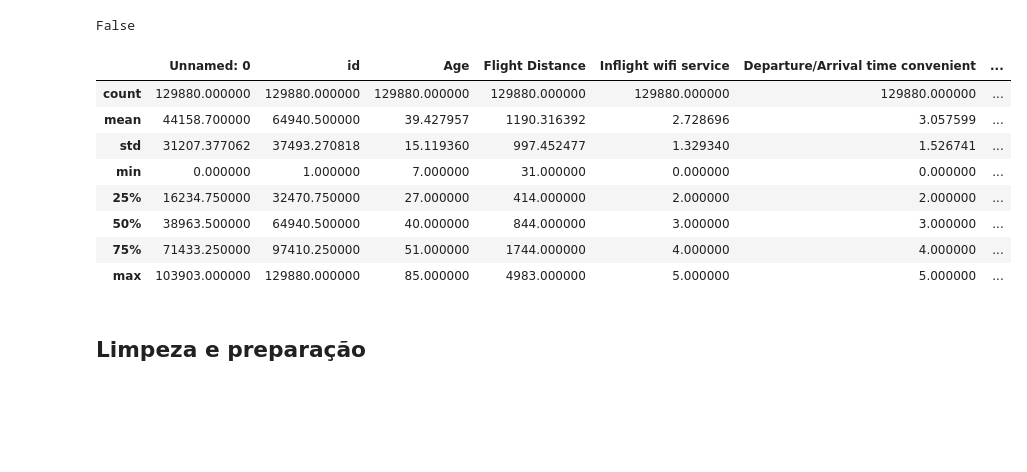
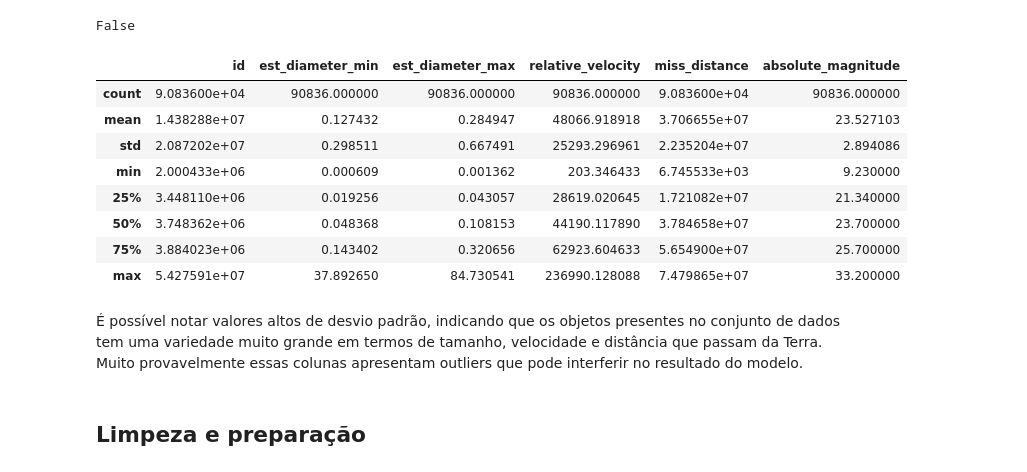
Before and after one commit to NephilimJaeger/mvp-model-fullstack, a Jupyter notebook: data/model_training.ipynb, the cells around one changed output. Saved outputs shown, nothing was run; the diff lists cells and outputs as text; code cells hidden in the pictures; blank space fills up the shorter version.

```diff
--- a/data/model_training.ipynb
+++ b/data/model_training.ipynb
@@ -56,7 +35,7 @@ data = pd.read_csv(url, delimiter=',')
 # %% [markdown]
 Carga
 # %%
-url = "https://media.githubusercontent.com/media/NephilimJaeger/mvp-model-fullstack/main/data/passenger_satisfaction.csv"
-data = pd.read_csv(url, delimiter=',')
-data.head()
+url = "https://media.githubusercontent.com/media/NephilimJaeger/mvp-model-fullstack/refs/heads/main/data/neo.csv"
+df = pd.read_csv(url, delimiter=',')
+df.head()
 # %% [output]
@@ -118,17 +90,19 @@ print(has_duplicates)
 False
 # %%
 #Estatísticas básicas sobre os dados
-data.describe()
+df.describe()
 # %% [output]
-|  | Unnamed: 0 | id | Age | Flight Distance | Inflight wifi service | Departure/Arrival time convenient | ... |
-| count | 129880.000000 | 129880.000000 | 129880.000000 | 129880.000000 | 129880.000000 | 129880.000000 | ... |
-| mean | 44158.700000 | 64940.500000 | 39.427957 | 1190.316392 | 2.728696 | 3.057599 | ... |
-| std | 31207.377062 | 37493.270818 | 15.119360 | 997.452477 | 1.329340 | 1.526741 | ... |
-| min | 0.000000 | 1.000000 | 7.000000 | 31.000000 | 0.000000 | 0.000000 | ... |
-| 25% | 16234.750000 | 32470.750000 | 27.000000 | 414.000000 | 2.000000 | 2.000000 | ... |
-| 50% | 38963.500000 | 64940.500000 | 40.000000 | 844.000000 | 3.000000 | 3.000000 | ... |
-| 75% | 71433.250000 | 97410.250000 | 51.000000 | 1744.000000 | 4.000000 | 4.000000 | ... |
-| max | 103903.000000 | 129880.000000 | 85.000000 | 4983.000000 | 5.000000 | 5.000000 | ... |
+|  | id | est_diameter_min | est_diameter_max | relative_velocity | miss_distance | absolute_magnitude |
+| count | 9.083600e+04 | 90836.000000 | 90836.000000 | 90836.000000 | 9.083600e+04 | 90836.000000 |
+| mean | 1.438288e+07 | 0.127432 | 0.284947 | 48066.918918 | 3.706655e+07 | 23.527103 |
+| std | 2.087202e+07 | 0.298511 | 0.667491 | 25293.296961 | 2.235204e+07 | 2.894086 |
+| min | 2.000433e+06 | 0.000609 | 0.001362 | 203.346433 | 6.745533e+03 | 9.230000 |
+| 25% | 3.448110e+06 | 0.019256 | 0.043057 | 28619.020645 | 1.721082e+07 | 21.340000 |
+| 50% | 3.748362e+06 | 0.048368 | 0.108153 | 44190.117890 | 3.784658e+07 | 23.700000 |
+| 75% | 3.884023e+06 | 0.143402 | 0.320656 | 62923.604633 | 5.654900e+07 | 25.700000 |
+| max | 5.427591e+07 | 37.892650 | 84.730541 | 236990.128088 | 7.479865e+07 | 33.200000 |
+# %% [markdown]
+É possível notar valores altos de desvio padrão, indicando que os objetos presentes no conjunto de dados tem uma variedade muito grande em termos de tamanho, velocidade e distância que passam da Terra. Muito provavelmente essas colunas apresentam outliers que pode interferir no resultado do modelo.
 # %% [markdown]
 ## Limpeza e preparação
 # %%
```
Also changed, not shown: parts of 25 cells of this notebook, 15 other files.
